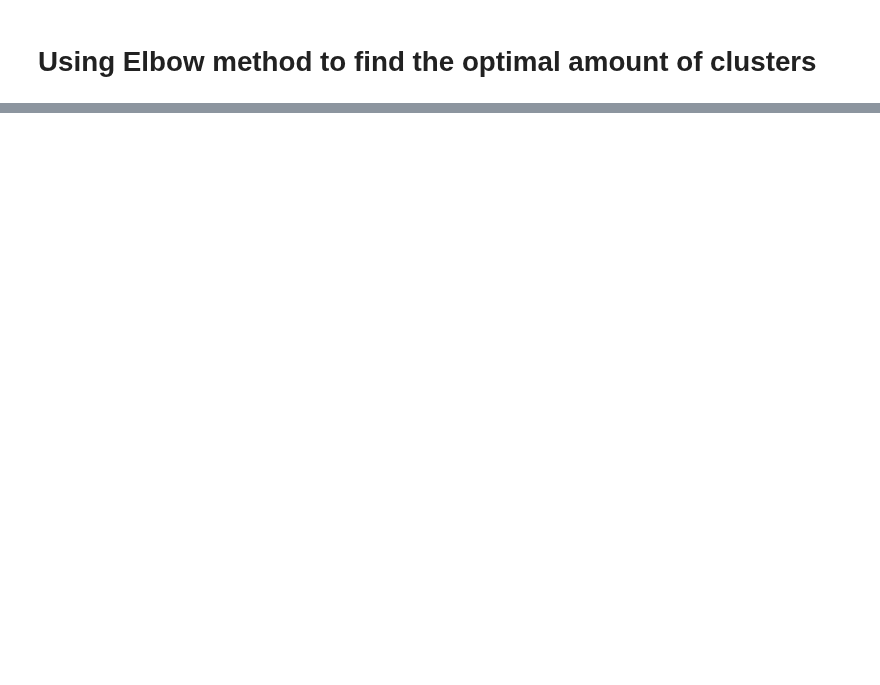
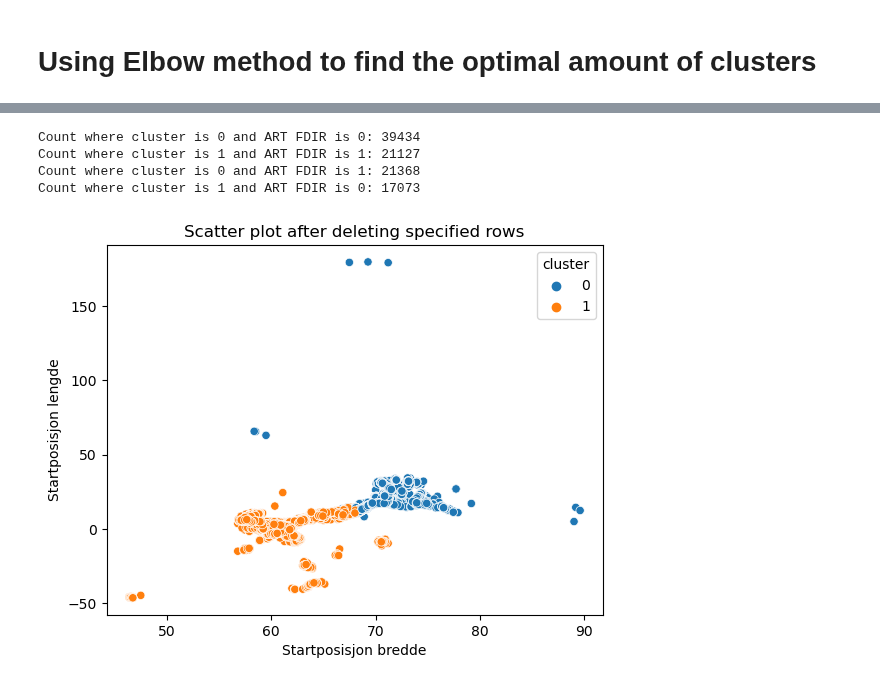
Before and after one commit to GeorgRis/Innlevering_INFO282, a Jupyter notebook: clustering.ipynb, the cells around one changed output, grey strips where cells are left out. Saved outputs shown, nothing was run; the diff lists cells and outputs as text; code cells hidden in the pictures; blank space fills up the shorter version.

```diff
--- a/clustering.ipynb
+++ b/clustering.ipynb
@@ -76,0 +111,5 @@ By looking at where it bends smoothly we find the optimal numbers of clusters. W
+# %%
+y_predict = kmeans.fit_predict(X_scaled)
+print(y_predict)
+df['cluster'] = y_predict
+df.head()
@@ -76,0 +124,28 @@ By looking at where it bends smoothly we find the optimal numbers of clusters. W
+# %%
+# Count rows where 'cluster' is 0 and 'ART FDIR' is 0
+count_0 = df.loc[(df['cluster'] == 0) & (df['Art - FDIR'] == 0)].shape[0]
+
+# Count rows where 'cluster' is 1 and 'ART FDIR' is 1
+count_1 = df.loc[(df['cluster'] == 1) & (df['Art - FDIR'] == 1)].shape[0]
+
+count_01 = df.loc[(df['cluster'] == 0) & (df['Art - FDIR'] == 1)].shape[0]
+count_10 = df.loc[(df['cluster'] == 1) & (df['Art - FDIR'] == 0)].shape[0]
+
+print(f"Count where cluster is 0 and ART FDIR is 0: {count_0}")
+print(f"Count where cluster is 1 and ART FDIR is 1: {count_1}")
+print(f"Count where cluster is 0 and ART FDIR is 1: {count_01}")
+print(f"Count where cluster is 1 and ART FDIR is 0: {count_10}")
+# %% [output]
+Count where cluster is 0 and ART FDIR is 0: 39434
+Count where cluster is 1 and ART FDIR is 1: 21127
+Count where cluster is 0 and ART FDIR is 1: 21368
+Count where cluster is 1 and ART FDIR is 0: 17073
+# %%
+df_0 = df.loc[~((df['cluster'] == 1) & (df['Art - FDIR'] == 1)) & ~((df['cluster'] == 0) & (df['Art - FDIR'] == 0))]
+sns.scatterplot(data=df_0, x='Startposisjon bredde', y='Startposisjon lengde', hue='cluster')
+plt.title('Scatter plot after deleting specified rows')
+
+# Displaying the scatter plot
+plt.show()
+# %% [output]
+[figure, added]
```
Also changed, not shown: parts of 7 cells of this notebook, 2 other files.
